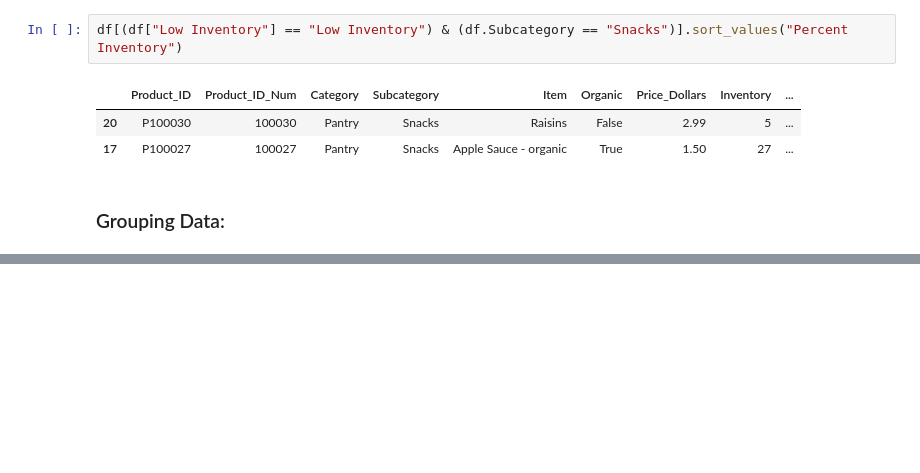
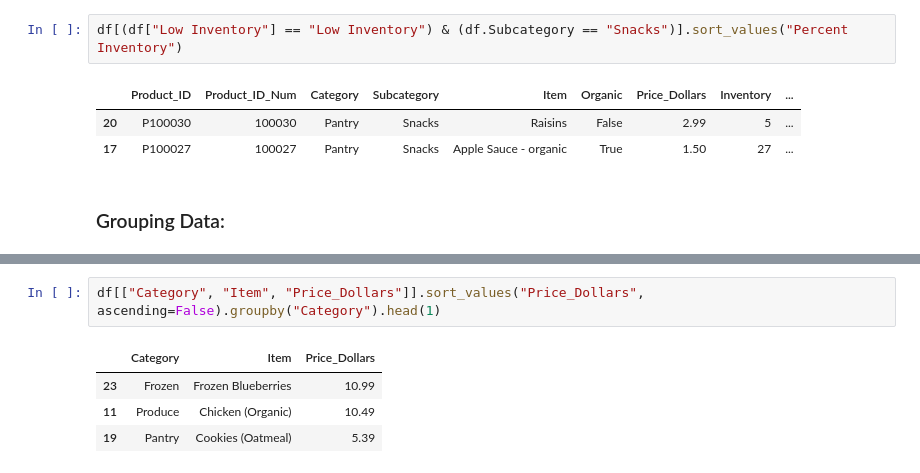
Before and after one commit to souparnabose99/data-science-360, a Jupyter notebook: exploratory-data-analysis/Code/data-exploration-and-visualization/data-exploration.ipynb, the cells around one changed output, grey strips where cells are left out. Saved outputs shown, nothing was run; the diff lists cells and outputs as text; blank space fills up the shorter version.

```diff
--- a/exploratory-data-analysis/Code/data-exploration-and-visualization/data-exploration.ipynb
+++ b/exploratory-data-analysis/Code/data-exploration-and-visualization/data-exploration.ipynb
@@ -130,0 +209,7 @@ df[(df["Low Inventory"] == "Low Inventory") & (df.Subcategory == "Snacks")].sort
+# %%
+df[["Category", "Item", "Price_Dollars"]].sort_values("Price_Dollars", ascending=False).groupby("Category").head(1)
+# %% [output]
+|  | Category | Item | Price_Dollars |
+| 23 | Frozen | Frozen Blueberries | 10.99 |
+| 11 | Produce | Chicken (Organic) | 10.49 |
+| 19 | Pantry | Cookies (Oatmeal) | 5.39 |
```
Also changed, not shown: parts of 7 cells of this notebook.
